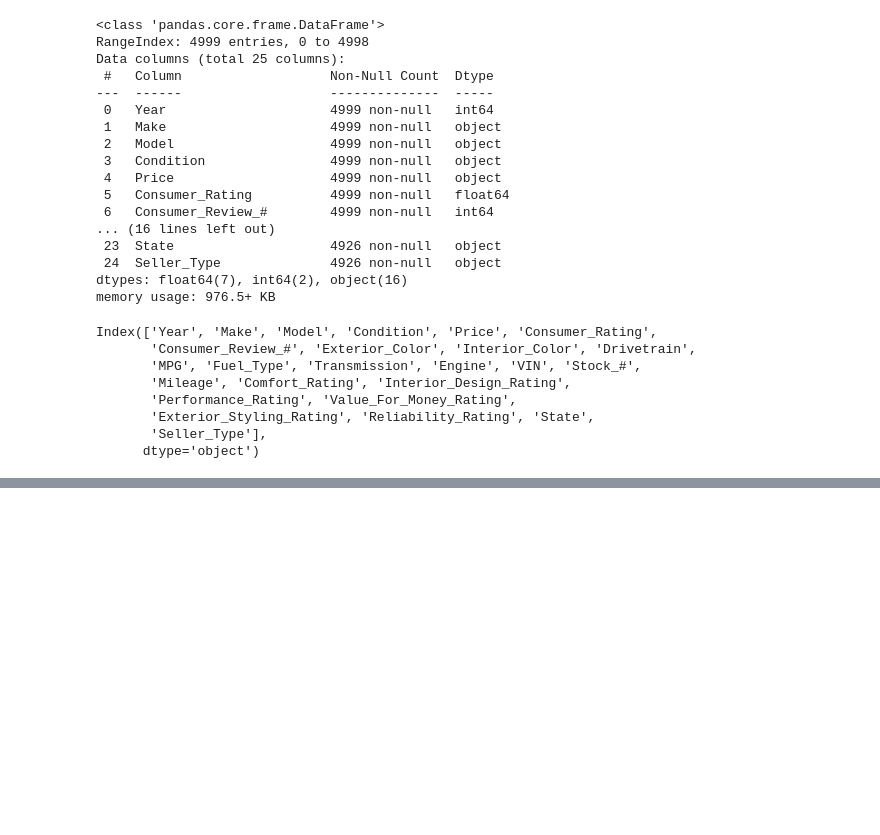
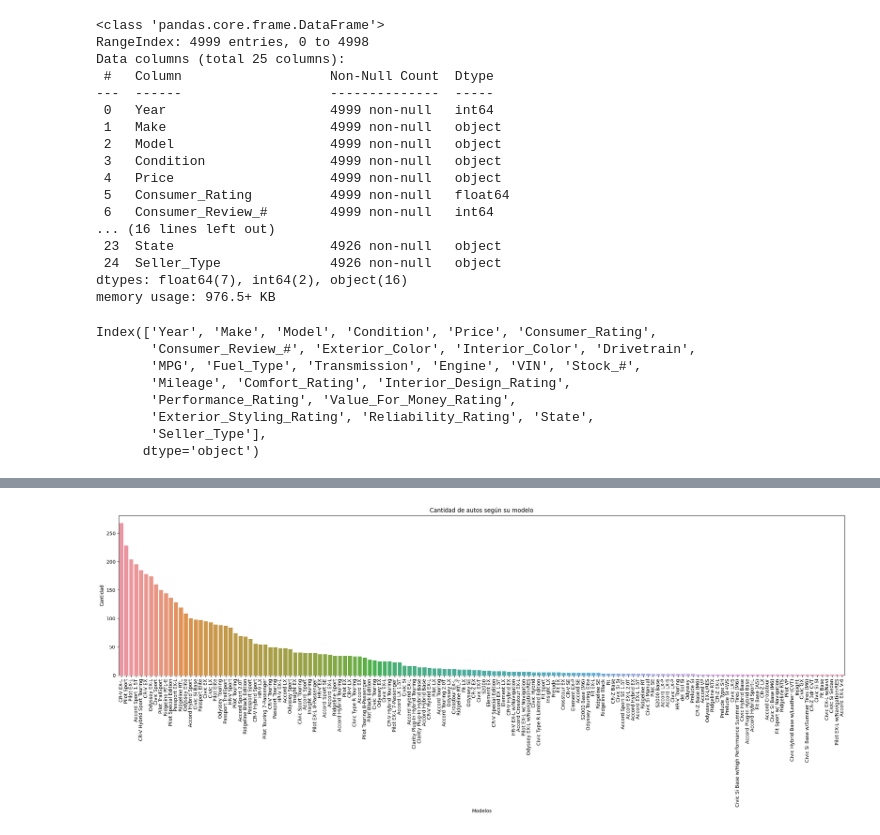
Before and after one commit to Lindapazw/python_data_science_honda, a Jupyter notebook: Honda.ipynb, the cells around one changed output, grey strips where cells are left out. Drawn from its saved outputs; the diff is of its cells as text; code cells hidden in the pictures; blank space fills up the shorter version.

Commit message:
add graphic N°1

```diff
--- a/Honda.ipynb
+++ b/Honda.ipynb
@@ -85,0 +90,16 @@ import matplotlib.pyplot as plt
+# %%
+# Obtener el recuento de lo modelos de autos y ordenar en orden descendente
+modelos = df['Model'].value_counts().sort_values(ascending=False)
+
+# Crear el gráfico de barras
+plt.figure(figsize=(27, 6))  # Tamaño del gráfico (opcional)
+sns.countplot(x='Model', data=df, order=modelos.index)  # Ordenar en orden descendente
+plt.xticks(rotation=90)
+plt.xlabel('Modelos')
+plt.ylabel('Cantidad')
+plt.title('Cantidad de autos según su modelo')
+
+# Mostrar el gráfico
+plt.show()
+# %% [output]
+[figure, added]
```
Also changed, not shown: parts of 1 cell of this notebook.
